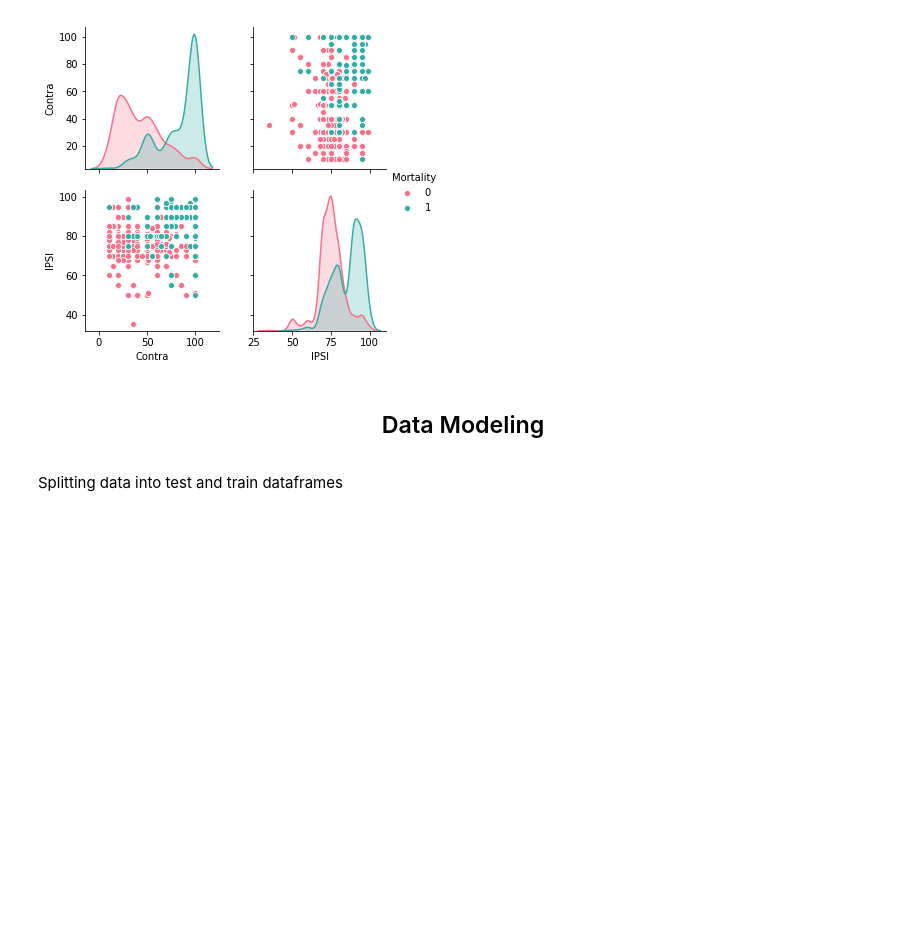
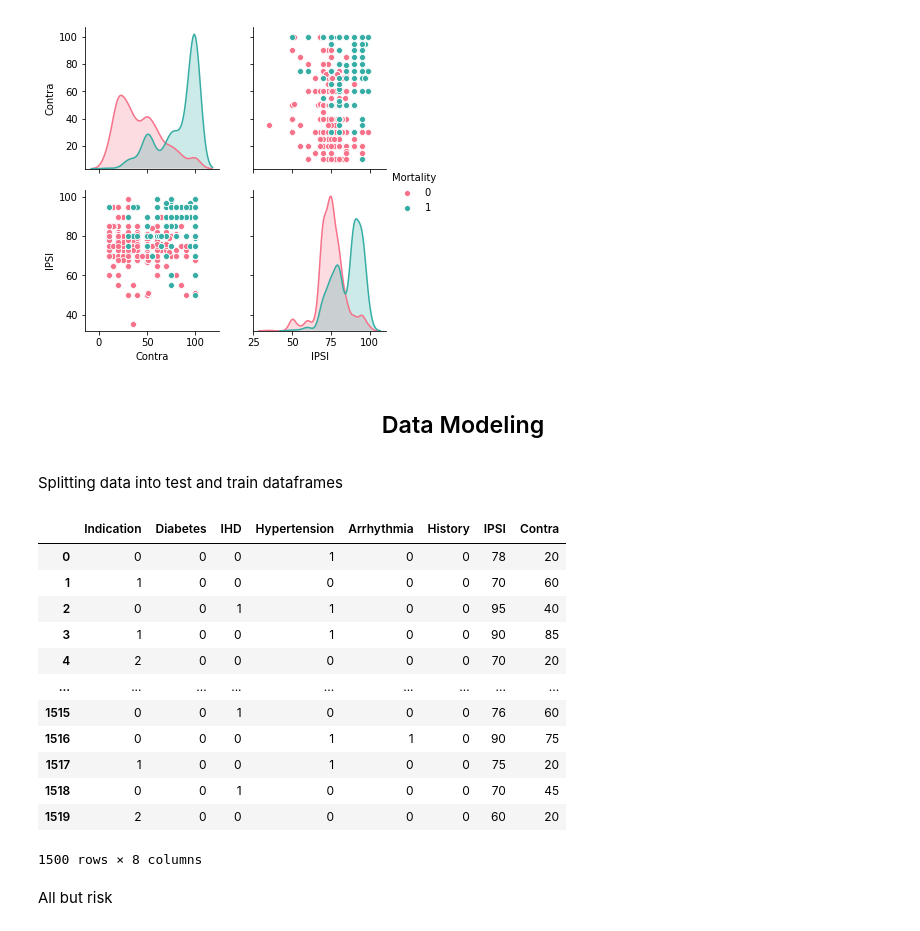
Before and after one commit to kthrasher1/Data_Mining, a Jupyter notebook: ACW/ACW_Jupyter_Notebook.ipynb, the cells around one changed output. Cells and saved outputs as stored; diff of their text form; code cells hidden in the pictures; blank space fills up the shorter version.

```diff
--- a/ACW/ACW_Jupyter_Notebook.ipynb
+++ b/ACW/ACW_Jupyter_Notebook.ipynb
@@ -591,3 +600,23 @@ sns.pairplot(df_copy, vars=["Contra", "IPSI"], hue="Mortality", palette="husl")
 <center> <h2> Data Modeling </h2> </center>
 # %% [markdown]
 Splitting data into test and train dataframes
+# %%
+x = df_copy[df_copy.columns[:-1]]
+# %%
+x
+# %% [output]
+|  | Indication | Diabetes | IHD | Hypertension | Arrhythmia | History | IPSI | Contra |
+| 0 | 0 | 0 | 0 | 1 | 0 | 0 | 78 | 20 |
+| 1 | 1 | 0 | 0 | 0 | 0 | 0 | 70 | 60 |
+| 2 | 0 | 0 | 1 | 1 | 0 | 0 | 95 | 40 |
+| 3 | 1 | 0 | 0 | 1 | 0 | 0 | 90 | 85 |
+| 4 | 2 | 0 | 0 | 0 | 0 | 0 | 70 | 20 |
+| ... | ... | ... | ... | ... | ... | ... | ... | ... |
+| 1515 | 0 | 0 | 1 | 0 | 0 | 0 | 76 | 60 |
+| 1516 | 0 | 0 | 0 | 1 | 1 | 0 | 90 | 75 |
+| 1517 | 1 | 0 | 0 | 1 | 0 | 0 | 75 | 20 |
+| 1518 | 0 | 0 | 1 | 0 | 0 | 0 | 70 | 45 |
+| 1519 | 2 | 0 | 0 | 0 | 0 | 0 | 60 | 20 |
+1500 rows × 8 columns
+# %% [markdown]
+All but risk
```
Also changed, not shown: parts of 31 cells of this notebook, 2 other files.
